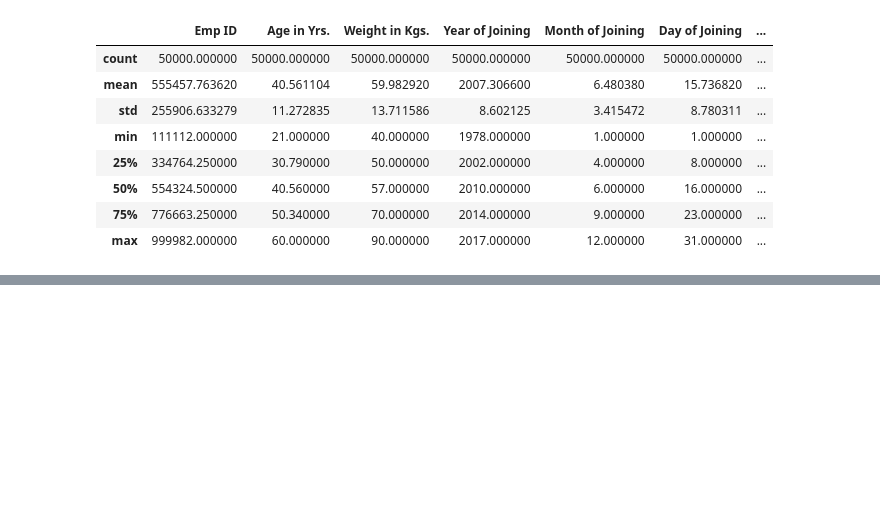
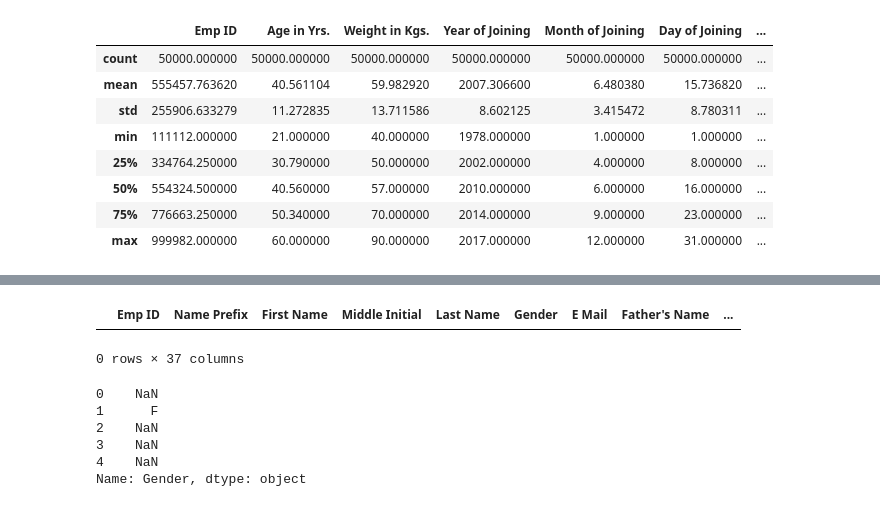
Before and after one commit to imtheguna/anomalos-exercises, a Jupyter notebook: data_wrangling.ipynb, the cells around one changed output, grey strips where cells are left out. Cells and saved outputs as stored; diff of their text form; code cells hidden in the pictures; blank space fills up the shorter version.

```diff
--- a/data_wrangling.ipynb
+++ b/data_wrangling.ipynb
@@ -44,0 +122,16 @@ df.describe()
+# %%
+# find nulls
+df[df['County'].isnull()].head()
+# %% [output]
+|  | Emp ID | Name Prefix | First Name | Middle Initial | Last Name | Gender | E Mail | Father's Name | ... |
+0 rows × 37 columns
+# %%
+# updating man as nan(NULL)
+df['Gender'].replace('M',np.nan).head()
+# %% [output]
+0    NaN
+1      F
+2    NaN
+3    NaN
+4    NaN
+Name: Gender, dtype: object
```
Also changed, not shown: parts of 9 cells of this notebook.
